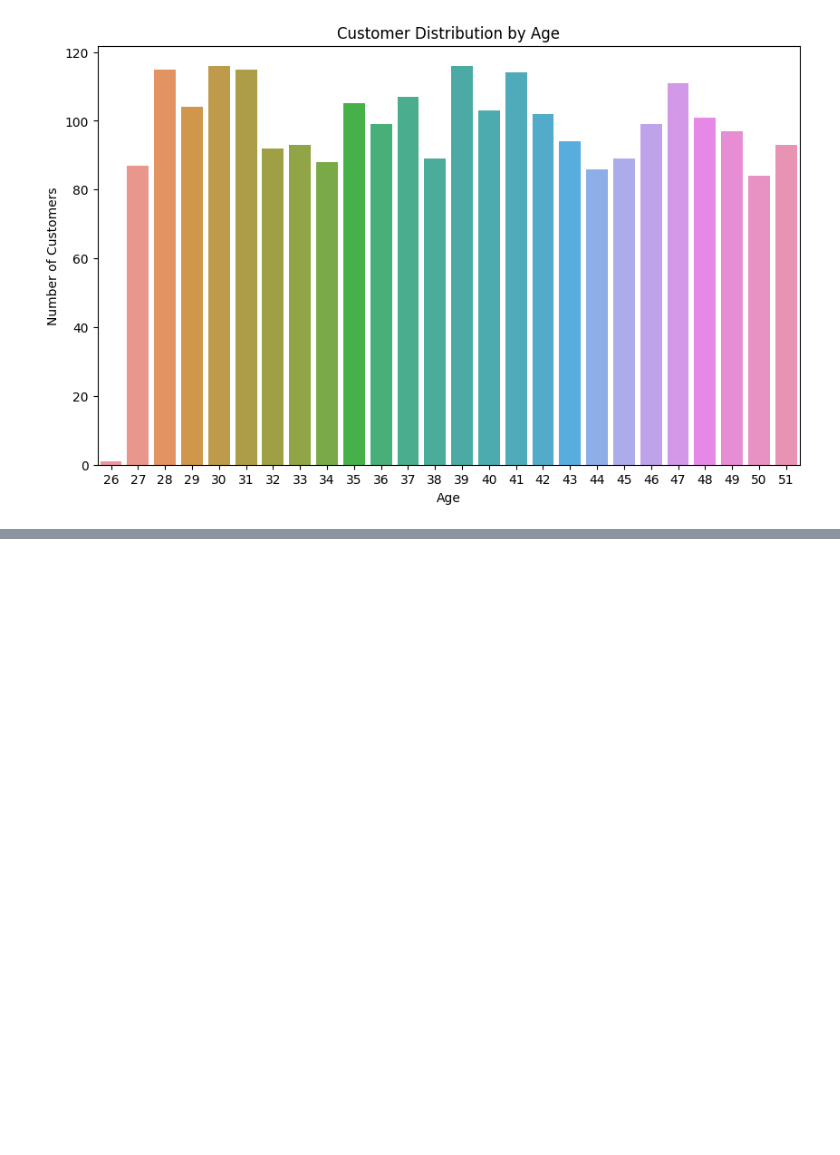
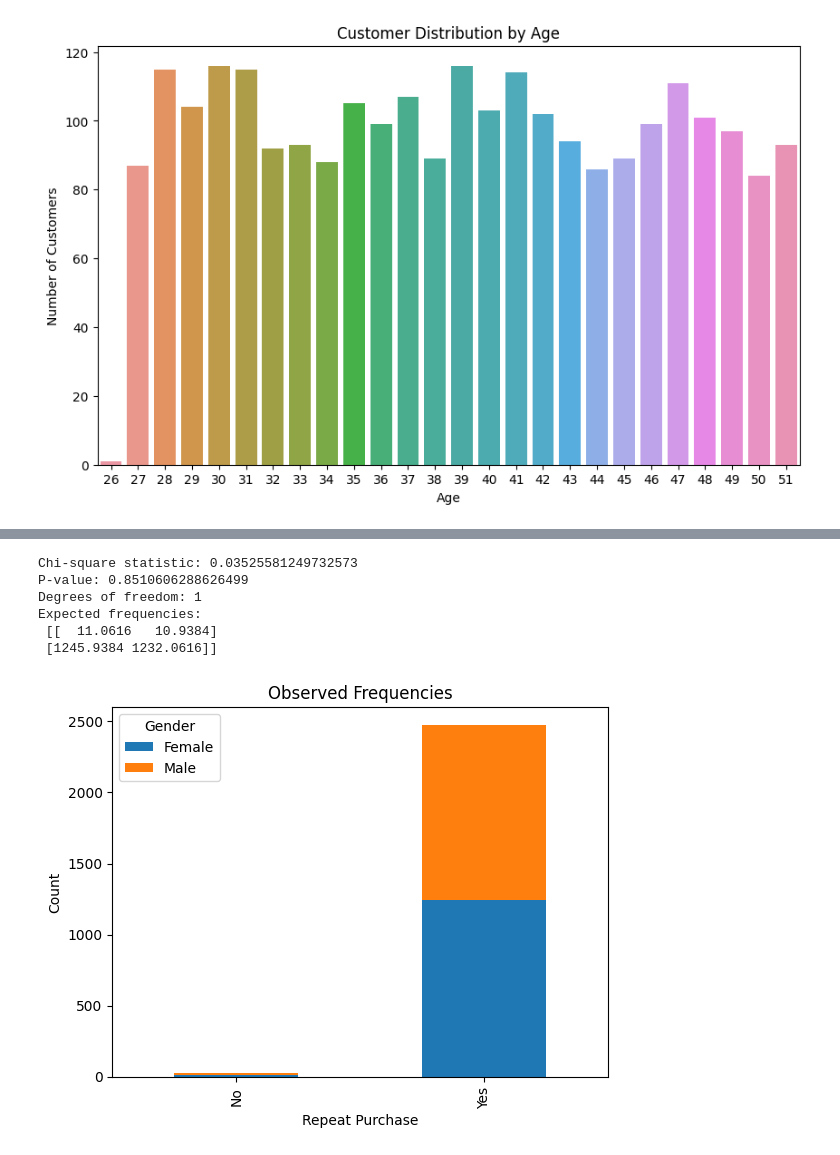
Before and after one commit to sanjayi2000/MachineLearning, a Jupyter notebook: 2348552_MLLAB2.ipynb, the cells around one changed output, grey strips where cells are left out. Drawn from its saved outputs; the diff is of its cells as text; code cells hidden in the pictures; blank space fills up the shorter version.

```diff
--- a/2348552_MLLAB2.ipynb
+++ b/2348552_MLLAB2.ipynb
@@ -130,0 +132,26 @@ df['Repeatpurchase_num'] = df['Repeatpurchase'].map({'Yes': 1, 'No': 0})
+# %%
+contingency_table = pd.crosstab(df['RepeatPurchase'], df['Gender'])
+
+# Perform the chi-square test
+chi2, p, dof, expected = chi2_contingency(contingency_table)
+
+# Print the results
+print("Chi-square statistic:", chi2)
+print("P-value:", p)
+print("Degrees of freedom:", dof)
+print("Expected frequencies:\n", expected)
+# %% [output]
+Chi-square statistic: 0.03525581249732573
+P-value: 0.8510606288626499
+Degrees of freedom: 1
+Expected frequencies:
+ [[  11.0616   10.9384]
+ [1245.9384 1232.0616]]
+# %%
+contingency_table.plot(kind='bar', stacked=True)
+plt.title('Observed Frequencies')
+plt.xlabel('Repeat Purchase')
+plt.ylabel('Count')
+plt.show()
+# %% [output]
+[figure, added]
```
Also changed, not shown: parts of 10 cells of this notebook.
